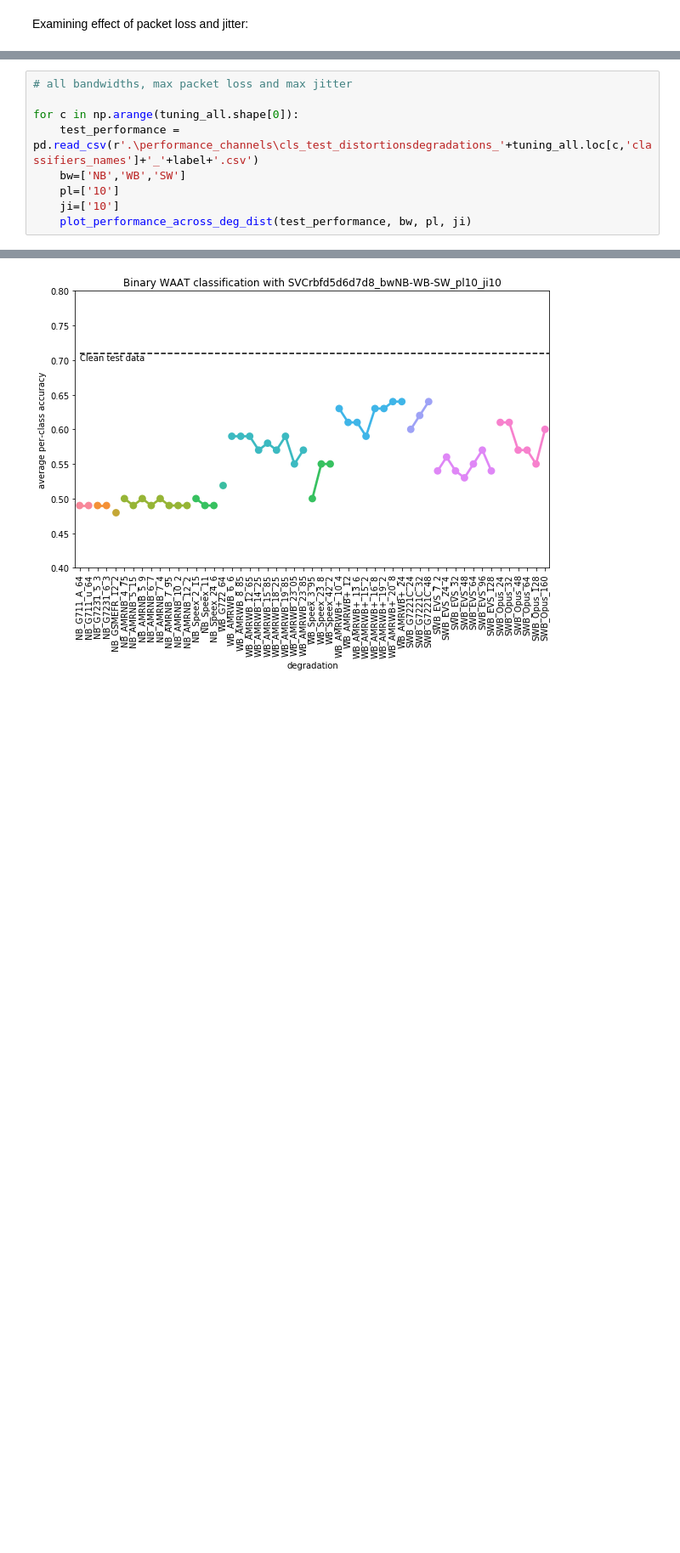
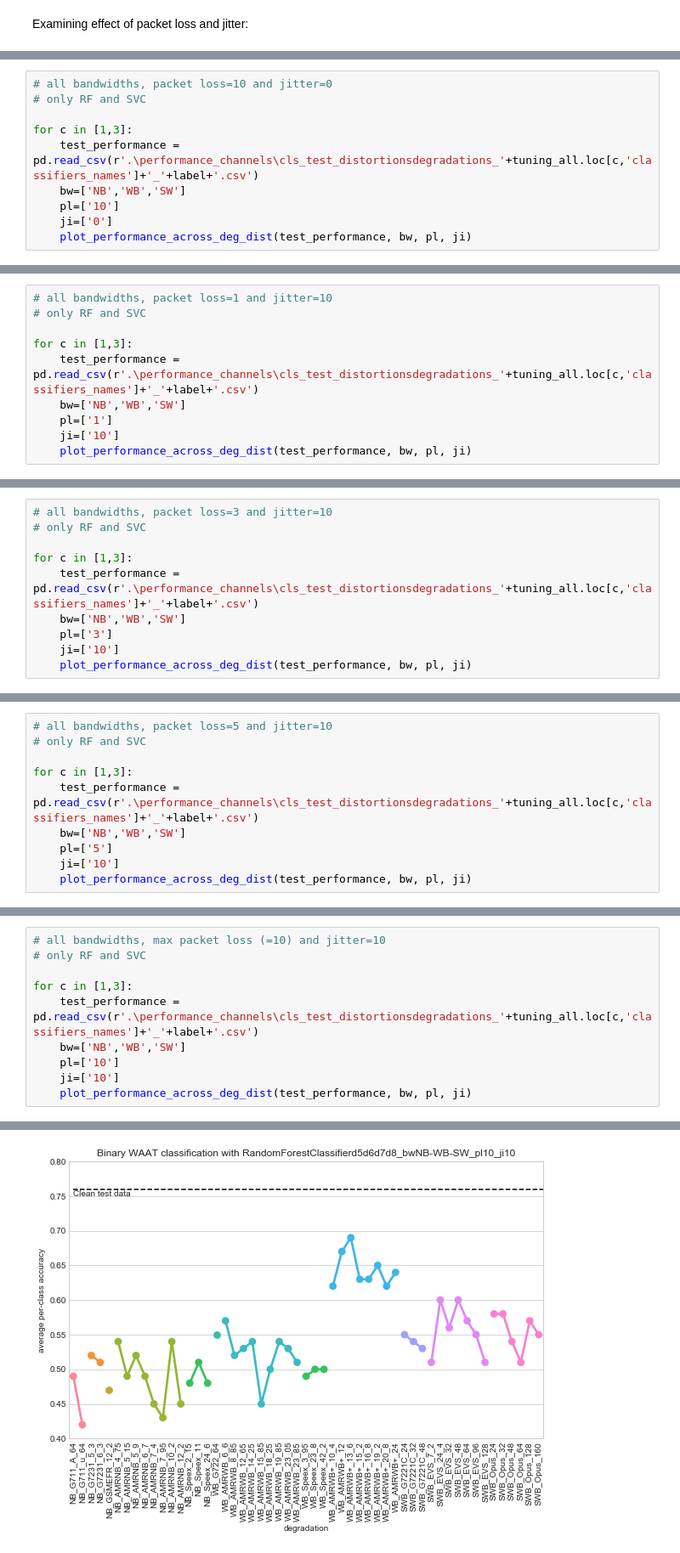
Before and after one commit to laufergall/ML_Speaker_Characteristics, a Jupyter notebook: classification/04_classification_degraded_speech.ipynb, the cells around one changed output, grey strips where cells are left out. Shown at 85% size. Saved outputs shown, nothing was run; the diff lists cells and outputs as text; blank space fills up the shorter version.

Commit message:
cls deg dist discussion

```diff
--- a/classification/04_classification_degraded_speech.ipynb
+++ b/classification/04_classification_degraded_speech.ipynb
@@ -697,0 +771,10 @@ for c in np.arange(tuning_all.shape[0]):
+# %%
+# all bandwidths, packet loss=10 and jitter=0
+# only RF and SVC
+
+for c in [1,3]:
+    test_performance = pd.read_csv(r'.\performance_channels\cls_test_distortionsdegradations_'+tuning_all.loc[c,'classifiers_names']+'_'+label+'.csv')
+    bw=['NB','WB','SW']
+    pl=['10']
+    ji=['0']
+    plot_performance_across_deg_dist(test_performance, bw, pl, ji)
@@ -697,0 +784,10 @@ for c in np.arange(tuning_all.shape[0]):
+# %%
+# all bandwidths, packet loss=1 and jitter=10
+# only RF and SVC
+
+for c in [1,3]:
+    test_performance = pd.read_csv(r'.\performance_channels\cls_test_distortionsdegradations_'+tuning_all.loc[c,'classifiers_names']+'_'+label+'.csv')
+    bw=['NB','WB','SW']
+    pl=['1']
+    ji=['10']
+    plot_performance_across_deg_dist(test_performance, bw, pl, ji)
@@ -697,0 +797,10 @@ for c in np.arange(tuning_all.shape[0]):
+# %%
+# all bandwidths, packet loss=3 and jitter=10
+# only RF and SVC
+
+for c in [1,3]:
+    test_performance = pd.read_csv(r'.\performance_channels\cls_test_distortionsdegradations_'+tuning_all.loc[c,'classifiers_names']+'_'+label+'.csv')
+    bw=['NB','WB','SW']
+    pl=['3']
+    ji=['10']
+    plot_performance_across_deg_dist(test_performance, bw, pl, ji)
@@ -697,0 +810,10 @@ for c in np.arange(tuning_all.shape[0]):
+# %%
+# all bandwidths, packet loss=5 and jitter=10
+# only RF and SVC
+
+for c in [1,3]:
+    test_performance = pd.read_csv(r'.\performance_channels\cls_test_distortionsdegradations_'+tuning_all.loc[c,'classifiers_names']+'_'+label+'.csv')
+    bw=['NB','WB','SW']
+    pl=['5']
+    ji=['10']
+    plot_performance_across_deg_dist(test_performance, bw, pl, ji)
@@ -698,7 +823,8 @@ for c in np.arange(tuning_all.shape[0]):
 # %%
-# all bandwidths, max packet loss and max jitter
+# all bandwidths, max packet loss (=10) and jitter=10
+# only RF and SVC
 
-for c in np.arange(tuning_all.shape[0]):
+for c in [1,3]:
     test_performance = pd.read_csv(r'.\performance_channels\cls_test_distortionsdegradations_'+tuning_all.loc[c,'classifiers_names']+'_'+label+'.csv')
     bw=['NB','WB','SW']
     pl=['10']
@@ -709 +835 @@ for c in np.arange(tuning_all.shape[0]):
-[figure, old version]
+[figure, new version]
```
Also changed, not shown: parts of 19 cells of this notebook, 6 other files.
